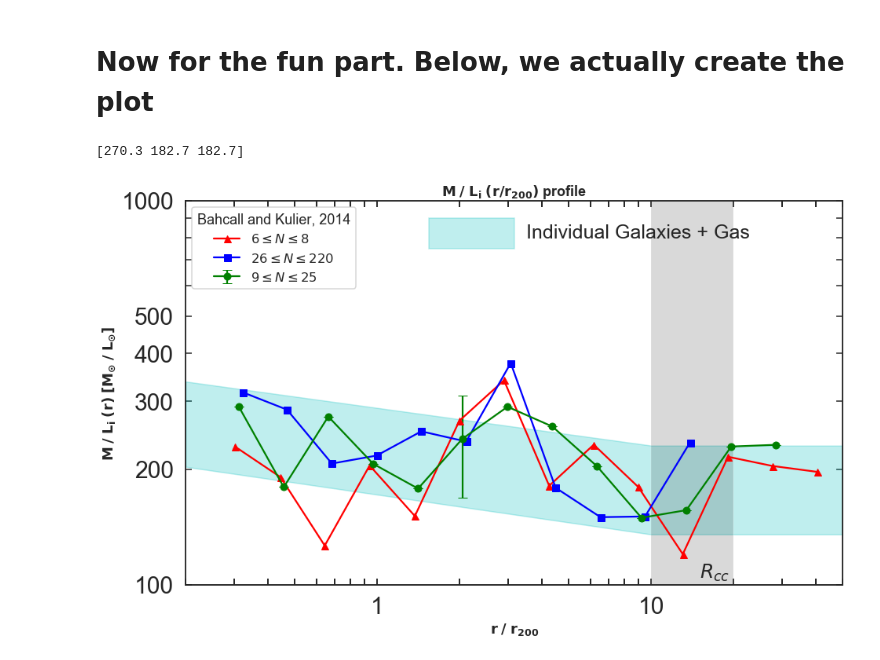
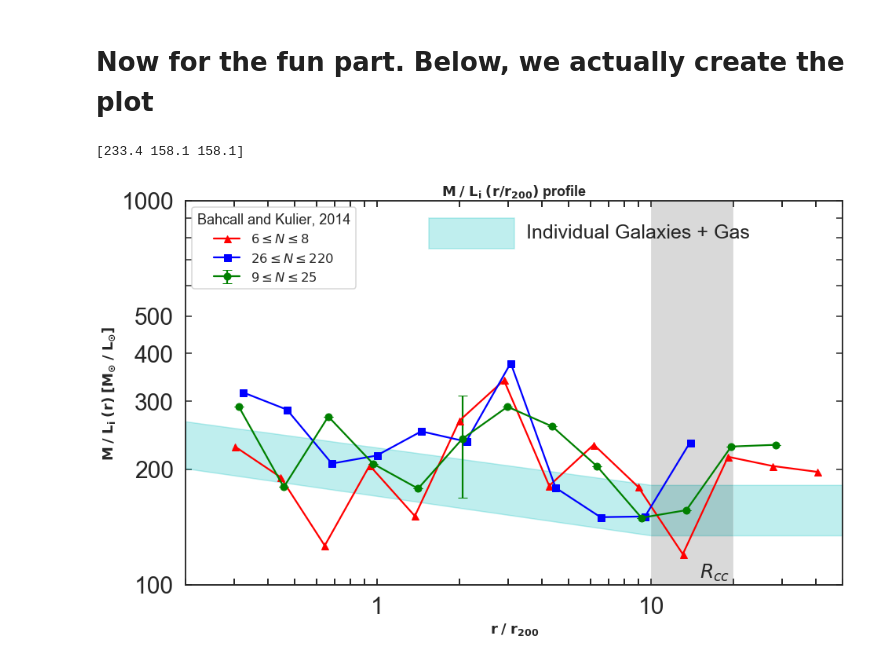
Before and after one commit to m4ese/intraClusterLight, a Jupyter notebook: plot_with_band.ipynb, the cells around one changed output. Cells and saved outputs as stored; diff of their text form; code cells hidden in the pictures.

Commit message:
adding new uncertainties, updating band plot

```diff
--- a/plot_with_band.ipynb
+++ b/plot_with_band.ipynb
@@ -104,39 +104,39 @@ plt.text(15, 104, '$R_{cc}$', fontsize = 25)
 plt.axhspan(ymin = 750, ymax = 900, xmin = 0.370, xmax = 0.500, color = 'c',alpha = 0.25)
 plt.text(3.5, 800, 'Individual Galaxies + Gas',fontsize = 25)
 
 #plotting the band. This uses a center value with a faint end slope of -1.3, and integrates from 0.0001 (10^-4)
-CENTER_VAL_SR = 270.3
-CENTER_VAL_LSS = 182.7
-total_uncert_SR = 0.25
-total_uncert_LSS =0.26
+CENTER_VAL_SR = 233.4
+CENTER_VAL_LSS = 158.1
+total_uncert_SR = 0.14
+total_uncert_LSS =0.15
 
 mvsL_center_list = [CENTER_VAL_SR] + [CENTER_VAL_LSS]*2
 uncert_list = [total_uncert_SR] + [total_uncert_LSS]*2
 
 mvsL_center_array = np.array(mvsL_center_list)
 
 print(mvsL_center_array)
 uncert_array = np.array(uncert_list)
 
 x_band = [0.2,10,50]
 
 y_band_1 = mvsL_center_array*(1+uncert_array)
 y_band_2 = mvsL_center_array*(1-uncert_array)
 
 plt.fill_between(x_band,y1 = y_band_1,y2 = y_band_2,color = 'c',alpha = 0.25)
 
 plt.title(r"$\mathbf{M}$ $\mathbf{/}$ $\mathbf{L_{i}}$ $\mathbf{(r / r_{200})}$ profile", fontweight='bold')
 plt.xlabel(r"$\mathbf{r}$ $\mathbf{/}$ $\mathbf{r_{200}}$")
 plt.ylabel(
 r"$\mathbf{M}$ $\mathbf{/}$ $\mathbf{L_{i}}$ $\mathbf{(r)}$ $\mathbf{[M_{\odot}}$ $\mathbf{/}$ $\mathbf{L_{\odot}]}$")
 
 plt.legend(loc = 'upper left', title = 'Bahcall and Kulier, 2014')
 
 plt.savefig('./Figures/Band_plot_new.png')
 plt.show()
 # %% [output]
-[270.3 182.7 182.7]
+[233.4 158.1 158.1]
-[figure, old version]
+[figure, new version]
 # %%
 import matplotlib.patches as pat
 import matplotlib as mpl
```
Also changed, not shown: 2 other files.
